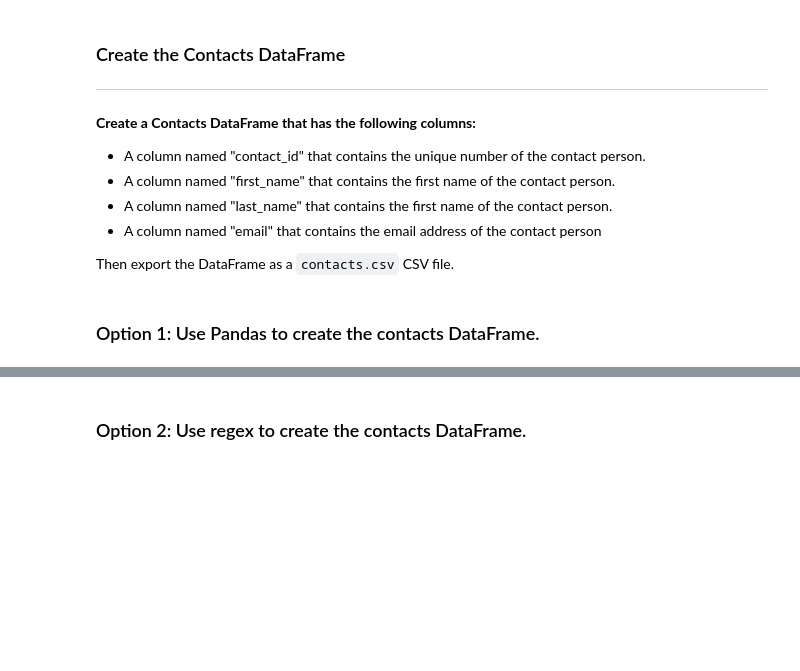
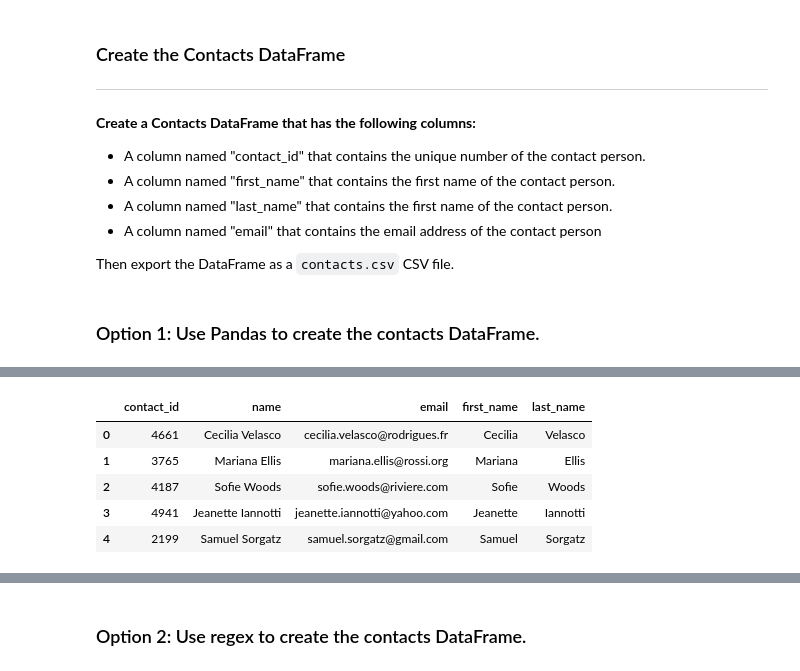
Before and after one commit to jrm33/Crowdfunding-ETL, a Jupyter notebook: Starter_Files/ETL_Mini_Project_JMoreno.ipynb, the cells around one changed output, grey strips where cells are left out. Cells and saved outputs as stored; diff of their text form; code cells hidden in the pictures; blank space fills up the shorter version.

Commit message:
final code, img, sql tables

```diff
--- a/Starter_Files/ETL_Mini_Project_JMoreno.ipynb
+++ b/Starter_Files/ETL_Mini_Project_JMoreno.ipynb
@@ -279,6 +279,6 @@ campaign_clean.to_csv("Resources/campaign.csv", index=False)
 ### Extract the contacts.xlsx Data.
 # %%
 # Read the data into a Pandas DataFrame. Use the `header=2` parameter when reading in the data.
-contact_info_df = pd.read_excel('Resources/contacts.xlsx', header=2)
+contact_info_df = pd.read_excel('Resources/contacts.xlsx', header=3)
 contact_info_df.head()
 # %% [output]
@@ -302,9 +302,14 @@ Then export the DataFrame as a `contacts.csv` CSV file.
 ### Option 1: Use Pandas to create the contacts DataFrame.
 # %%
 # Iterate through the contact_info_df and convert each row to a dictionary.
-#import json
-#dict_values = []
+import json
+x = [row for index, row in contact_info_df.iterrows()]
+object = x[0:] # object = series
 
+#converts string list to a list of dictionaries
+json_list =[json.loads(sub['contact_info']) for sub in object]
 
-# Print out the list of values for each row.
-#print(dict_values)
+#creates list of the list of values
+dict_values=[[j for j in values.values()] for values in json_list]
+
+print(dict_values)
@@ -311,3 +318,5 @@ Then export the DataFrame as a `contacts.csv` CSV file.
 # %%
 # Create a contact_info DataFrame and add each list of values, i.e., each row
 # to the 'contact_id', 'name', 'email' columns.
+clean_contact_df = pd.DataFrame(dict_values, columns = ['contact_id', 'name','email'])
+clean_contact_df.head()
@@ -316,7 +344,16 @@ Then export the DataFrame as a `contacts.csv` CSV file.
 # %%
 # Create a "first"name" and "last_name" column with the first and last names from the "name" column.
-
+clean_contact_df[['first_name' , 'last_name']] = clean_contact_df['name'].str.split(' ',expand=True)
 
 # Drop the contact_name column
+clean_contact_df.drop(['name'], axis=1)
+clean_contact_df.head()
+# %% [output]
+|  | contact_id | name | email | first_name | last_name |
+| 0 | 4661 | Cecilia Velasco | cecilia.velasco@rodrigues.fr | Cecilia | Velasco |
+| 1 | 3765 | Mariana Ellis | mariana.ellis@rossi.org | Mariana | Ellis |
+| 2 | 4187 | Sofie Woods | sofie.woods@riviere.com | Sofie | Woods |
+| 3 | 4941 | Jeanette Iannotti | jeanette.iannotti@yahoo.com | Jeanette | Iannotti |
+| 4 | 2199 | Samuel Sorgatz | samuel.sorgatz@gmail.com | Samuel | Sorgatz |
 # %%
 # Reorder the columns
```
Also changed, not shown: parts of 16 cells of this notebook, 3 other files.
